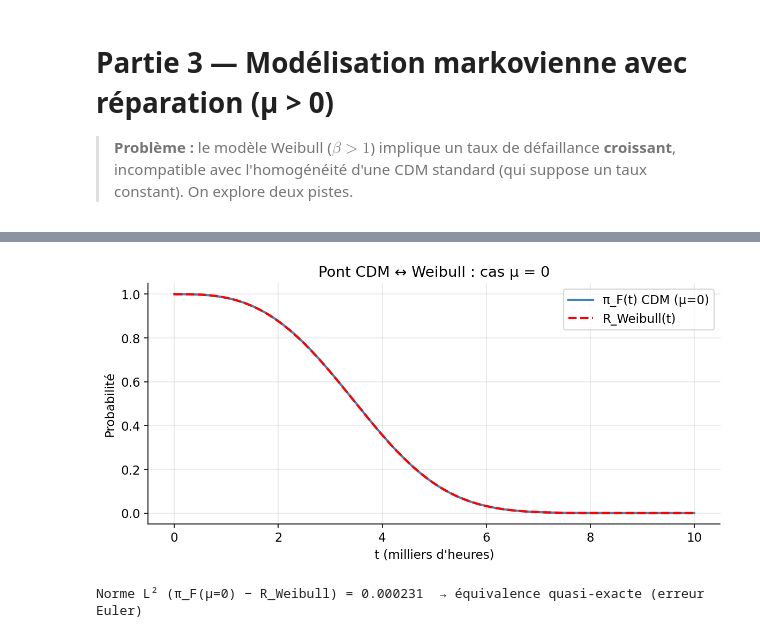
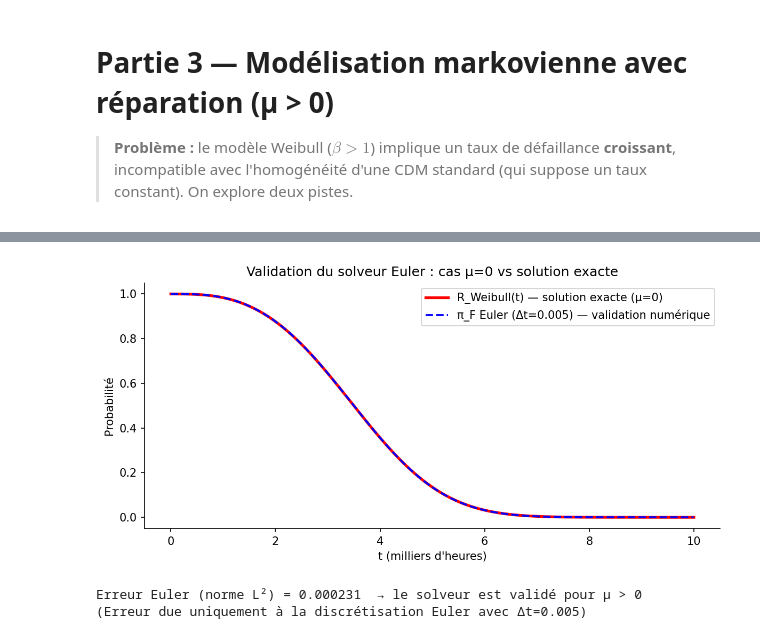
Before and after one commit to MWalid2/Optimisation-de-la-Maintenance-Industrielle-par-l-Analyse-de-Fiabilit-, a Jupyter notebook: partie_3.ipynb, the cells around one changed output, grey strips where cells are left out. Drawn from its saved outputs; the diff is of its cells as text; code cells hidden in the pictures.

```diff
--- a/partie_3.ipynb
+++ b/partie_3.ipynb
@@ -860,0 +624,18 @@ son approximation linéaire, cohérente avec le théorème de renouvellement.
+# %%
+n_sim, T_max = 1000, 20.0
+E_T = eta_mle * gamma(1+1/beta_mle)
+
+np.random.seed(0)
+histories = []
+for _ in range(n_sim):
+    t_cur, pannes = 0.0, []
+    while t_cur < T_max:
+        # Transformation inverse pour T ~ W(beta_mle, eta_mle)
+        u  = np.random.uniform()
+        dt = eta_mle*(-np.log(1-u))**(1/beta_mle)
+        t_cur += dt
+        if t_cur < T_max: pannes.append(t_cur)
+    histories.append(pannes)
+
+n_pannes = np.array([len(h) for h in histories])
+print(f'Pannes sur {T_max*1e3:.0f}h : moy={n_pannes.mean():.2f}  min={n_pannes.min()}  max={n_pannes.max()}')
@@ -876,39 +1143,47 @@ Système **non-autonome** — résolu par schéma d'Euler explicite.
 # %%
 dt = 0.005
 
 def lam(t, b=beta_mle, e=eta_mle):
     return (b/e) * (t/e)**(b-1) if t > 0 else 0.0
 
 def solve_chapman(mu_val, b=beta_mle, e=eta_mle, dt=0.005, T_end=10.0):
+    """Résolution numérique (Euler explicite) — utilisée uniquement pour μ > 0."""
     t_arr = np.arange(0, T_end, dt)
     pF = np.zeros(len(t_arr)); pP = np.zeros(len(t_arr))
     pF[0] = 1.0
     for k in range(len(t_arr)-1):
         l = lam(t_arr[k], b, e)
         pF[k+1] = pF[k] + dt*(-l*pF[k] + mu_val*pP[k])
         pP[k+1] = pP[k] + dt*( l*pF[k] - mu_val*pP[k])
     return t_arr, pF, pP
 
-# ── Pont avec Weibull : cas μ = 0 ────────────────────────────
-# Sans réparation : dπ_F/dt = -λ(t)π_F → π_F(t) = exp(-∫₀ᵗ λ(s)ds) = R_Weibull(t)
-t_arr, pF_mu0, _ = solve_chapman(mu_val=0.0)
-R_w_ref = np.exp(-(t_arr/eta_mle)**beta_mle)
-l2_pont = np.sqrt(np.mean((pF_mu0 - R_w_ref)**2))
+# ── Cas μ = 0 : solution EXACTE (pas de discrétisation nécessaire) ──
+# π_F(t) = exp(-∫₀ᵗ λ(s)ds) = exp(-(t/η̂)^β̂) = R_Weibull(t)
+t_arr  = np.linspace(0, 10, 2000)
+R_w_ref = np.exp(-(t_arr/eta_mle)**beta_mle)   # ← formule fermée exacte
+
+# Validation du solveur Euler : on compare à la solution exacte
+_, pF_euler_mu0, _ = solve_chapman(mu_val=0.0)
+t_euler = np.arange(0, 10, dt)
+R_w_euler = np.exp(-(t_euler/eta_mle)**beta_mle)
+l2_pont = np.sqrt(np.mean((pF_euler_mu0 - R_w_euler)**2))
 
 fig, ax = plt.subplots(figsize=(8, 4))
-ax.plot(t_arr, pF_mu0,  'steelblue', lw=2, label='π_F(t) CDM (μ=0)')
-ax.plot(t_arr, R_w_ref, 'r--', lw=2, label='R_Weibull(t)')
-ax.set_title('Pont CDM ↔ Weibull : cas μ = 0')
+ax.plot(t_arr,   R_w_ref,      'r-',  lw=2.5, label='R_Weibull(t) — solution exacte (μ=0)')
+ax.plot(t_euler, pF_euler_mu0, 'b--', lw=1.8, label=f'π_F Euler (Δt={dt}) — validation numérique')
+ax.set_title('Validation du solveur Euler : cas μ=0 vs solution exacte')
 ax.set_xlabel("t (milliers d'heures)")
 ax.set_ylabel('Probabilité')
 ax.legend()
 plt.tight_layout()
 plt.savefig('cdm_pont_weibull.png', dpi=150)
 plt.show()
-print(f'Norme L² (π_F(μ=0) − R_Weibull) = {l2_pont:.6f}  → équivalence quasi-exacte (erreur Euler)')
+print(f'Erreur Euler (norme L²) = {l2_pont:.6f}  → le solveur est validé pour μ > 0')
+print(f'(Erreur due uniquement à la discrétisation Euler avec Δt={dt})')
 # %% [output]
-[figure, old version]
+[figure, new version]
-Norme L² (π_F(μ=0) − R_Weibull) = 0.000231  → équivalence quasi-exacte (erreur Euler)
+Erreur Euler (norme L²) = 0.000231  → le solveur est validé pour μ > 0
+(Erreur due uniquement à la discrétisation Euler avec Δt=0.005)
 # %%
 # ── Disponibilité instantanée pour μ > 0 ─────────────────────
 mus       = [0.2, 0.5, 1.0, 2.0]
```
Also changed, not shown: parts of 103 cells of this notebook, 23 other files.
